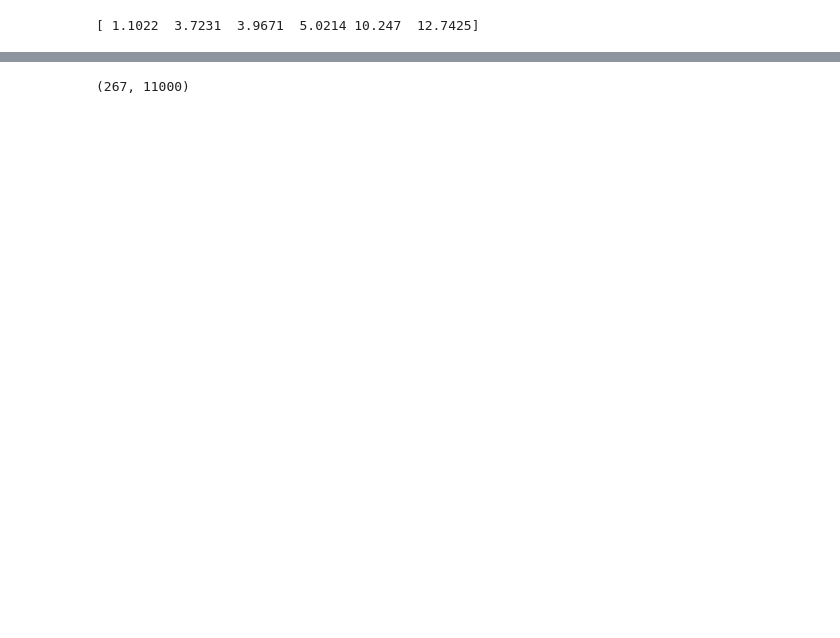
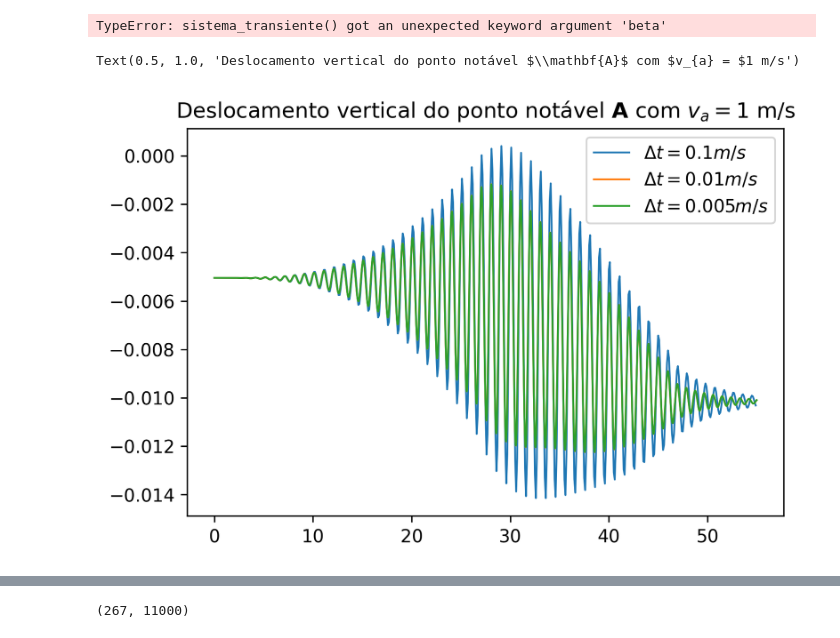
Before and after one commit to jolenscki/EP3_MecComp, a Jupyter notebook: EP3_Notebook.ipynb, the cells around one changed output, grey strips where cells are left out. Cells and saved outputs as stored; diff of their text form; code cells hidden in the pictures; blank space fills up the shorter version.

```diff
--- a/EP3_Notebook.ipynb
+++ b/EP3_Notebook.ipynb
@@ -915,6 +949,10 @@ I = np.array([65,  0]) # ponto criado artificialmente
 A1 = ( 1.8, 0.9) # torre
 A2 = ( 0.9, 0.9) # ponte
 D3 = (0.05,)     # treliças
+
+# Propriedades
+Young_modulus = 210e9 #Pa
+rho           = 7600  #Kg/m^3
 
 #valores de dx e valor escolhido
 dx_list = [1, 2, 3]
@@ -942,7 +980,10 @@ cabo3_points = [I, F]
 
 #valores de va e valor escolhido
 va_list = [0.5, 1, 2]
-va = 0.5
+va= 0.5
+
+#discretização no tempo
+deltat = 0.1
 
 # Valores iniciais de N1 e N2, número de pessoas, em função do tempo
 def n1(t, va=1):
@@ -1050,16 +1091,77 @@ lista_forcas = [
     [discretiza_elemento([C, E], 1), Vi, ['v']]
 ]
 
+
 sistema = Sistema(
     sistema_dict,
     condicoes_contorno_dict,
     dict_cargas_distribuidas,
-    lista_forcas
+    lista_forcas,
+    dx=dx
 )
 
 #a.i
 values, vectors = sistema.acha_modos_de_vibrar()
-print(values)
-#sistema.plot_struct(escala=6, node_names=False, elements_names=False,deformacoes = vectors[0])
+
+#a.ii
+U_transiente, time_vector = sistema.sistema_transiente(
+                #gamma e betas do método da aceleração média constante
+                gamma= 1/2,
+                beta = 1/4,
+                #tempo final de 55/va
+                tf = 55/va,
+                #delta t para simulação
+                deltat = deltat
+)
+
+
+#define-se novas funções
+def v_i_transiente(t=0, x=0):
+    return -80*9.8
+Vi_harmonica = lambda t, x: v_i_transiente(t)
+
+lista_forcas_harmonica = [
+    #[[pontos_aplicação], módulo_F(t, posicao), [graus_atuantes]],
+    [discretiza_elemento([C, E], 1), Vi_harmonica, ['v']]
+]
+
+sistema_hamonico = Sistema(
+   sistema_dict,
+   condicoes_contorno_dict,
+   dict_cargas_distribuidas,
+   lista_forcas_harmonica
+)
+
+#a.iii
+U_harmonico, omegas = sistema_hamonico.analise_harmonica()
+
+
+# pontos solicitados no enunciado
+indice_A = find_index_dispacement(sistema, A, 'vertical')
+indice_B = find_index_dispacement(sistema, B, 'vertical')
+indice_C = find_index_dispacement(sistema, C, 'vertical')
+indice_F = find_index_dispacement(sistema, F, 'horizontal')
 # %% [output]
-[ 1.1022  3.7231  3.9671  5.0214 10.247  12.7425]
+TypeError: sistema_transiente() got an unexpected keyword argument 'beta'
+# %%
+va = 1
+U_transiente01, time_vector01 = sistema.sistema_transiente(1/2, 1/4, 55/va, 0.1, cc_nula=False)
+U_transiente001, time_vector001 = sistema.sistema_transiente(1/2, 1/4, 55/va, 0.01, cc_nula=False)
+U_transiente0005, time_vector0005 = sistema.sistema_transiente(1/2, 1/4, 55/va, 0.005, cc_nula=False)
+# %%
+
+#A ,B e C e o deslocamento horizontal do ponto F.
+legenda = r"Deslocamento vertical do ponto notável $\mathbf{A}$ com $v_{a} = $" + f'{va} m/s'
+plt.figure(dpi=300)
+
+plt.plot(time_vector01, U_transiente01[indice_A], label=r'$\Delta t = 0.1 m/s$',   linewidth=1)
+plt.plot(time_vector001, U_transiente001[indice_A], label=r'$\Delta t = 0.01 m/s$',   linewidth=1)
+plt.plot(time_vector0005, U_transiente0005[indice_A], label=r'$\Delta t = 0.005 m/s$',   linewidth=1)
+
+plt.legend()
+ax=plt.gca()
+
+plt.title(legenda)
+# %% [output]
+Text(0.5, 1.0, 'Deslocamento vertical do ponto notável $\\mathbf{A}$ com $v_{a} = $1 m/s')
+[figure, added]
```
Also changed, not shown: parts of 7 cells of this notebook, 4 other files.
